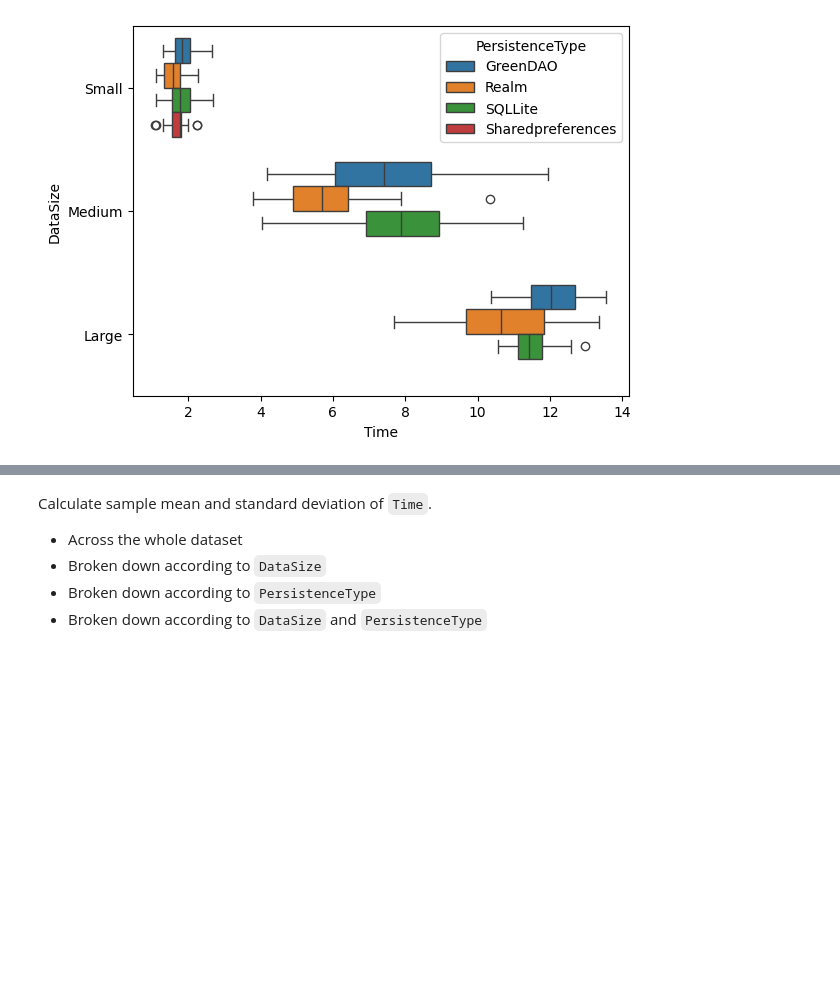
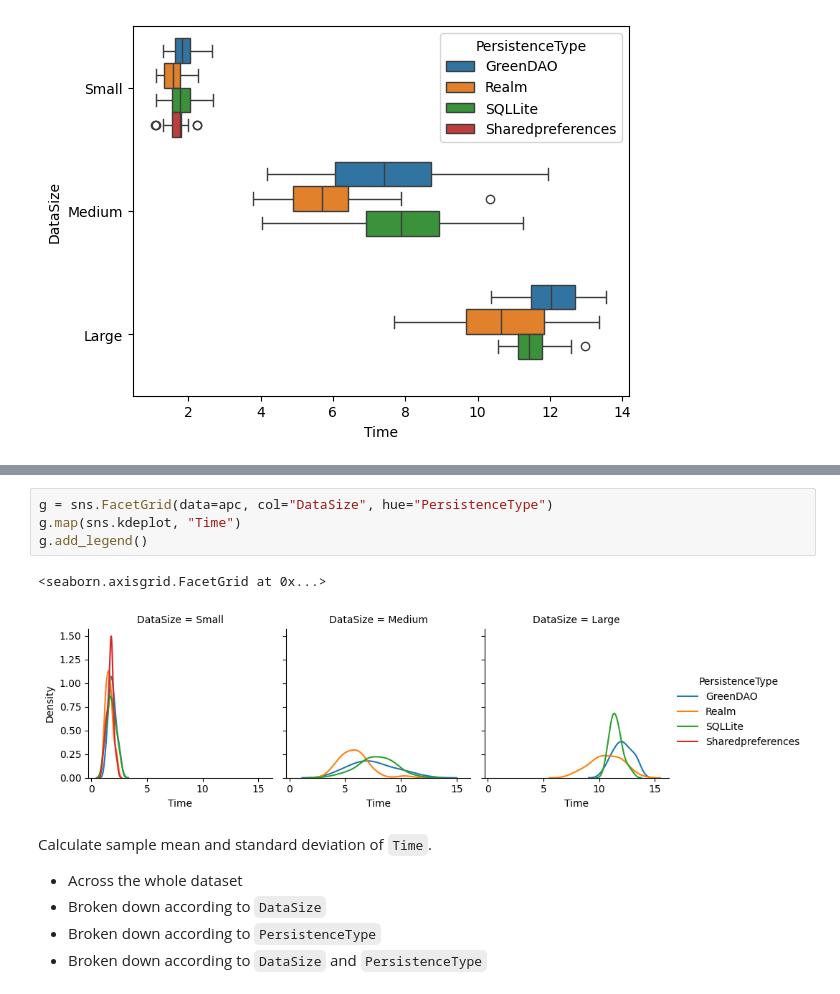
Before and after one commit to nealjoos/dsai-labs, a Jupyter notebook: 2-analysis-1-var/lab-2.06-android-persistence.ipynb, the cells around one changed output, grey strips where cells are left out. Cells and saved outputs as stored; diff of their text form; blank space fills up the shorter version.

```diff
--- a/2-analysis-1-var/lab-2.06-android-persistence.ipynb
+++ b/2-analysis-1-var/lab-2.06-android-persistence.ipynb
@@ -84,6 +86,13 @@ sns.boxplot(x=apc.Time, y=apc.DataSize, hue=apc.PersistenceType)
 **(Challenge)** Try to do something similar with a density graph: for each value of `DataSize`, show a scatter diagram showing a density graph of the variable `Time` for each value of `PersistenceType` (tip: `sns.FacetGrid()`). The result may look something like this:
 
 ![Density graphs for each `DataSize`, comparing the performance of different `PersistenceTypes`](img/persistence-density.png)
+# %%
+g = sns.FacetGrid(data=apc, col="DataSize", hue="PersistenceType")
+g.map(sns.kdeplot, "Time")
+g.add_legend()
+# %% [output]
+<seaborn.axisgrid.FacetGrid at 0x...>
+[figure, added]
 # %% [markdown]
 Calculate sample mean and standard deviation of `Time`.
 
```
Also changed, not shown: parts of 4 cells of this notebook, 1 other file.
